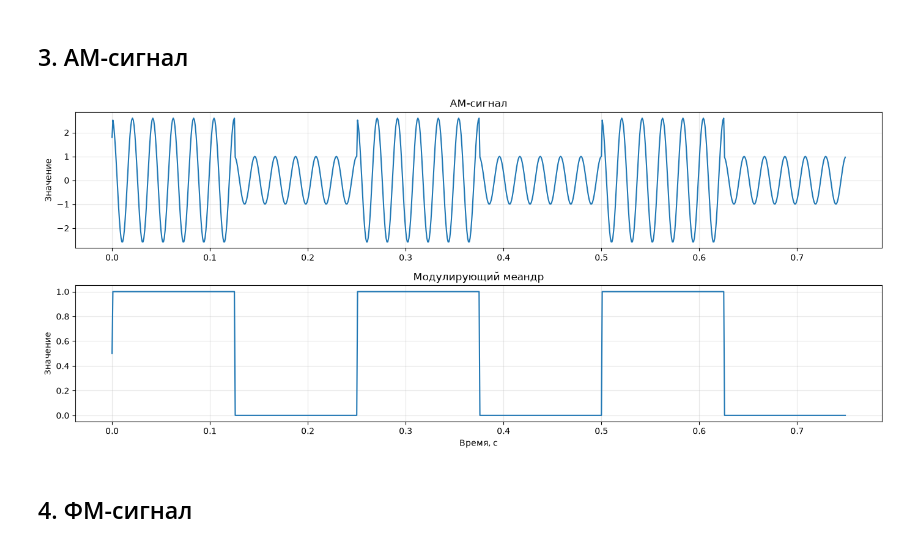
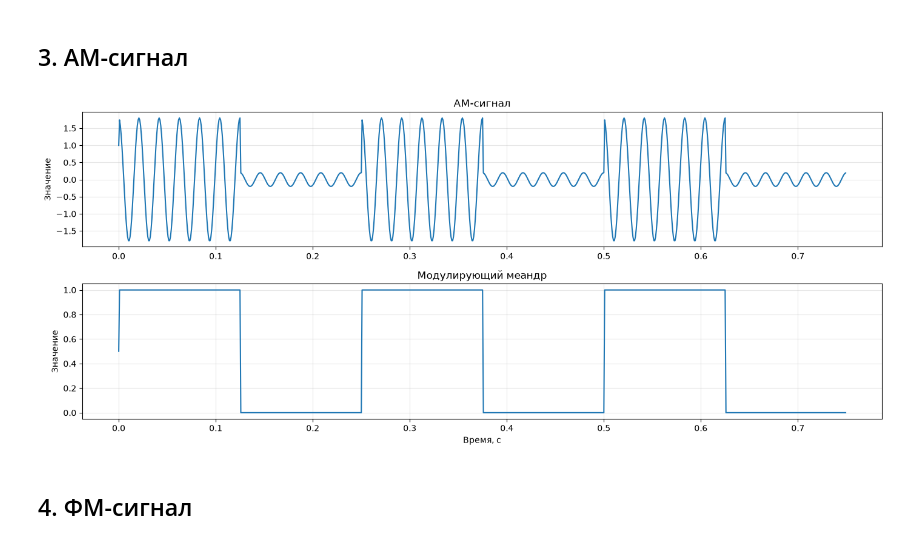
Before and after one commit to Merkury2006/TIPIS, a Jupyter notebook: lab2.ipynb, the cells around one changed output. Saved outputs shown, nothing was run; the diff lists cells and outputs as text; code cells hidden in the pictures.

```diff
--- a/lab2.ipynb
+++ b/lab2.ipynb
@@ -78,26 +78,26 @@ plt.show()
 ## 3. АМ-сигнал
 # %%
 am_depth = 0.8
-am_signal = (carrier_amp + am_depth * (2 * meandr(meander_freq, time, meander_amp))) * np.cos(2 * np.pi * carrier_freq * time)
+am_signal = (carrier_amp + am_depth * (2 * meandr(meander_freq, time, meander_amp) - 1)) * np.cos(2 * np.pi * carrier_freq * time)
 
 fig, axes = plt.subplots(2, 1, figsize=(14, 6))
 
 axes[0].plot(time, am_signal)
 axes[0].set_title('АМ-сигнал')
 axes[0].set_ylabel('Значение')
 axes[0].grid(alpha=0.3)
 
 axes[1].plot(time, meandr(meander_freq, time, meander_amp))
 axes[1].set_title('Модулирующий меандр')
 axes[1].set_ylabel('Значение')
 axes[1].set_xlabel('Время, с')
 axes[1].grid(alpha=0.3)
 
 plt.tight_layout()
 plt.savefig('graphics/4.png', dpi=150)
 plt.show()
 # %% [output]
-[figure, old version]
+[figure, new version]
 # %% [markdown]
 ## 4. ФМ-сигнал
 # %%
```
Also changed, not shown: parts of 3 cells of this notebook.
